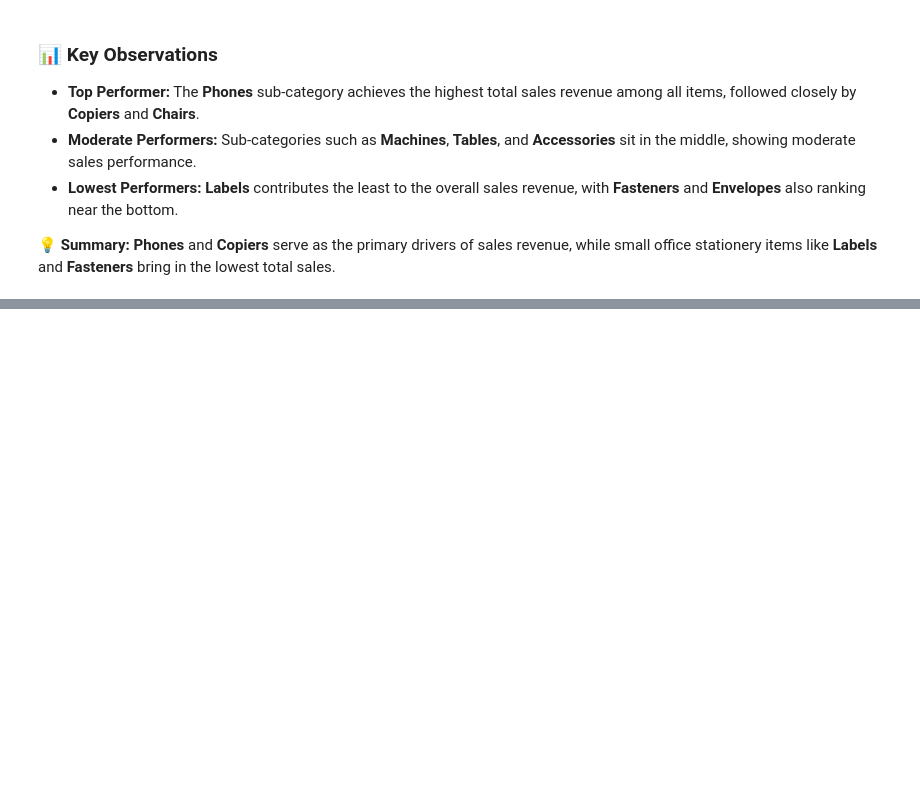
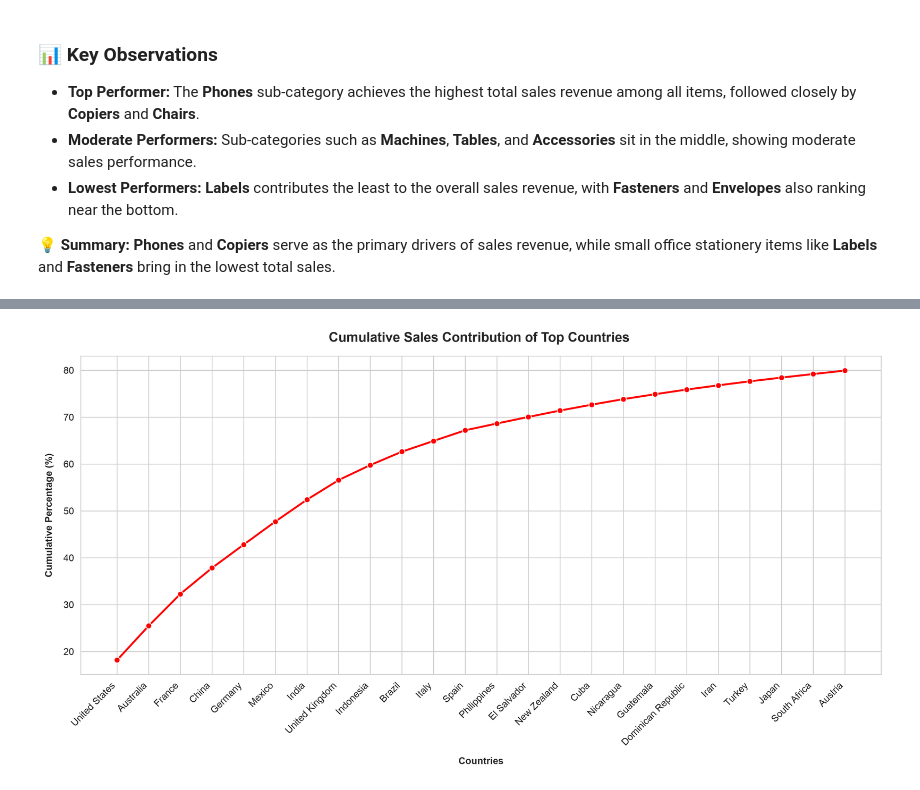
Before and after one commit to Pratyush-Guleria/data-analysis-projects, a Jupyter notebook: project-02-retail-sales-analysis/notebook/01_eda.ipynb, the cells around one changed output, grey strips where cells are left out. Cells and saved outputs as stored; diff of their text form; code cells hidden in the pictures; blank space fills up the shorter version.

```diff
--- a/project-02-retail-sales-analysis/notebook/01_eda.ipynb
+++ b/project-02-retail-sales-analysis/notebook/01_eda.ipynb
@@ -223,0 +256,27 @@ plt.show()
+# %%
+top_Country['Cum_Percentage'] = (top_Country['Sales'].cumsum() / df['Sales'].sum()) * 100
+
+plt.figure(figsize=(15, 6))
+
+sns.lineplot(
+    data = top_Country,
+    x = "Country",
+    y = "Cum_Percentage",
+    color = "red",
+    marker = "o",
+    linewidth = 2,
+    sort = False
+)
+
+plt.title("Cumulative Sales Contribution of Top Countries ", fontsize=14, fontweight="bold", pad=15)
+
+plt.xlabel("Countries", fontsize=10, fontweight="bold", labelpad=10)
+plt.ylabel("Cumulative Percentage (%)", fontsize=10, fontweight="bold", labelpad=10)
+
+plt.xticks(rotation=45, ha='right')
+
+plt.savefig("../images/countries_with_highest_countribution_in_sales_linegraph.png", dpi = 300, bbox_inches = "tight")
+
+plt.show()
+# %% [output]
+[figure, added]
```
Also changed, not shown: parts of 34 cells of this notebook.
